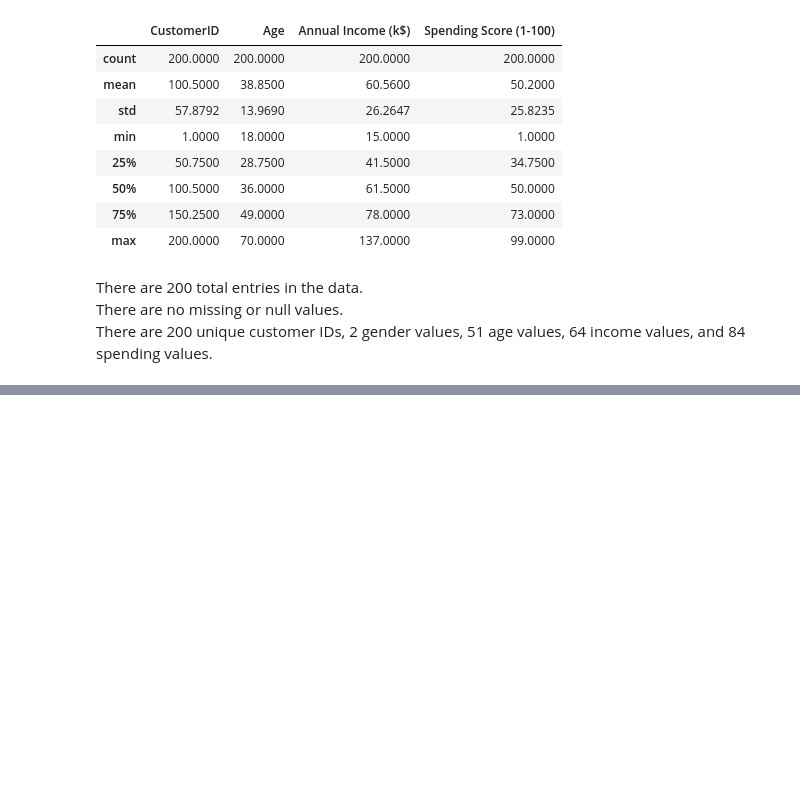
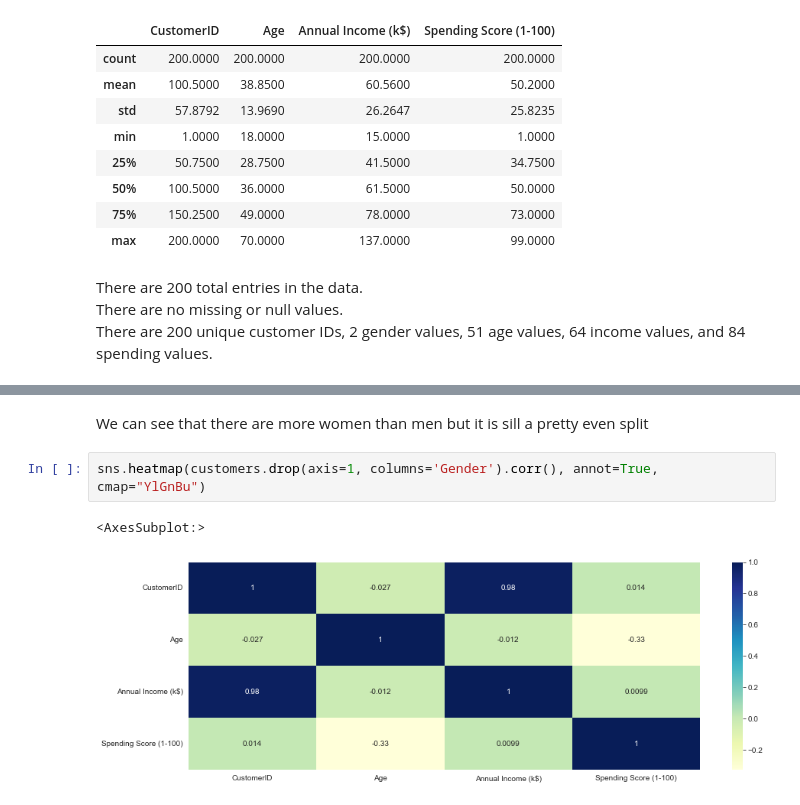
Before and after one commit to BryanSmith00/Spring-2022-Classes, a Jupyter notebook: COSC 3337 Data Science I/homework/hw3/smith_bryan_1861137_hw3.ipynb, the cells around one changed output, grey strips where cells are left out. Saved outputs shown, nothing was run; the diff lists cells and outputs as text; blank space fills up the shorter version.

```diff
--- a/COSC 3337 Data Science I/homework/hw3/smith_bryan_1861137_hw3.ipynb
+++ b/COSC 3337 Data Science I/homework/hw3/smith_bryan_1861137_hw3.ipynb
@@ -62,0 +89,7 @@ There are 200 unique customer IDs, 2 gender values, 51 age values, 64 income val
+# %% [markdown]
+We can see that there are more women than men but it is sill a pretty even split
+# %%
+sns.heatmap(customers.drop(axis=1, columns='Gender').corr(), annot=True, cmap="YlGnBu")
+# %% [output]
+<AxesSubplot:>
+[figure, added]
```
Also changed, not shown: parts of 22 cells of this notebook, 4 other files.
